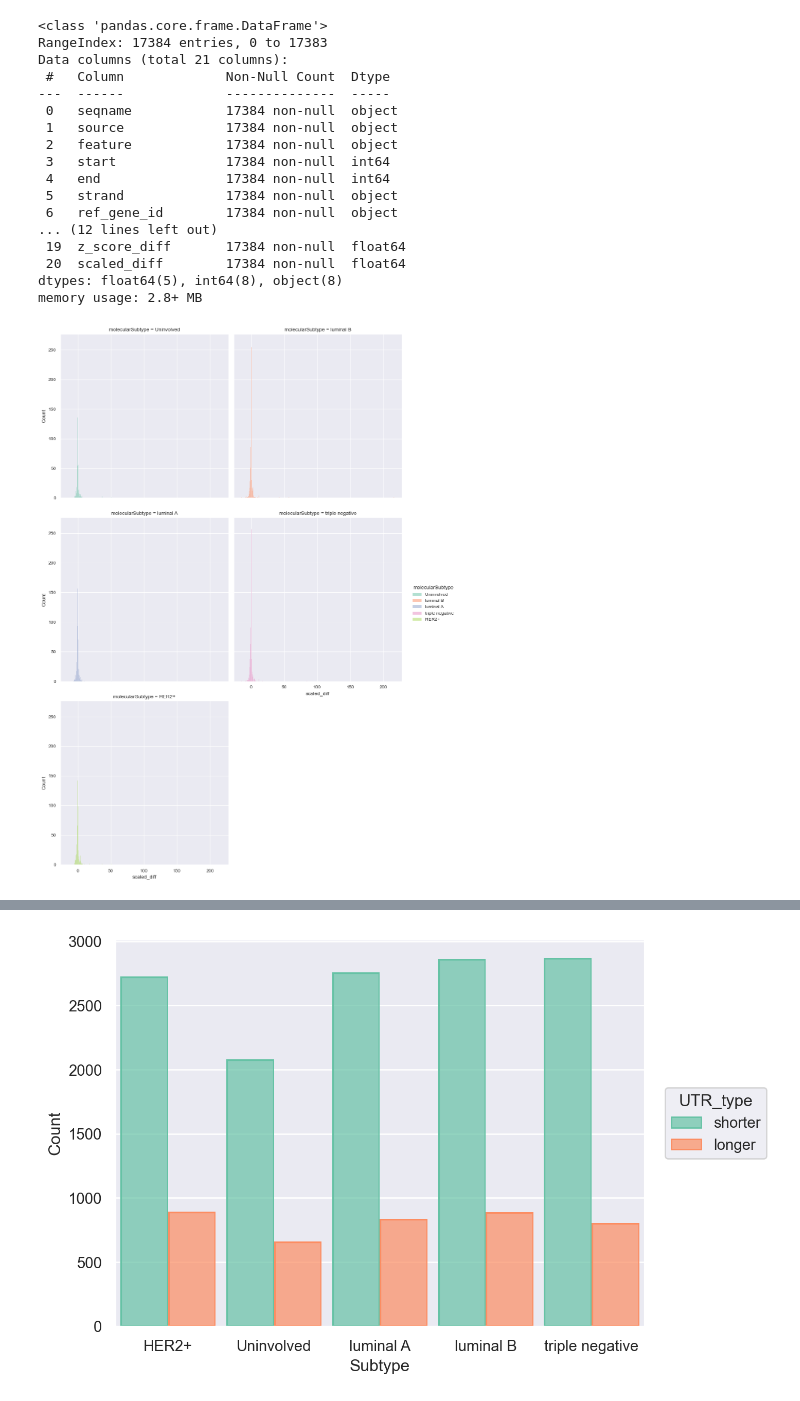
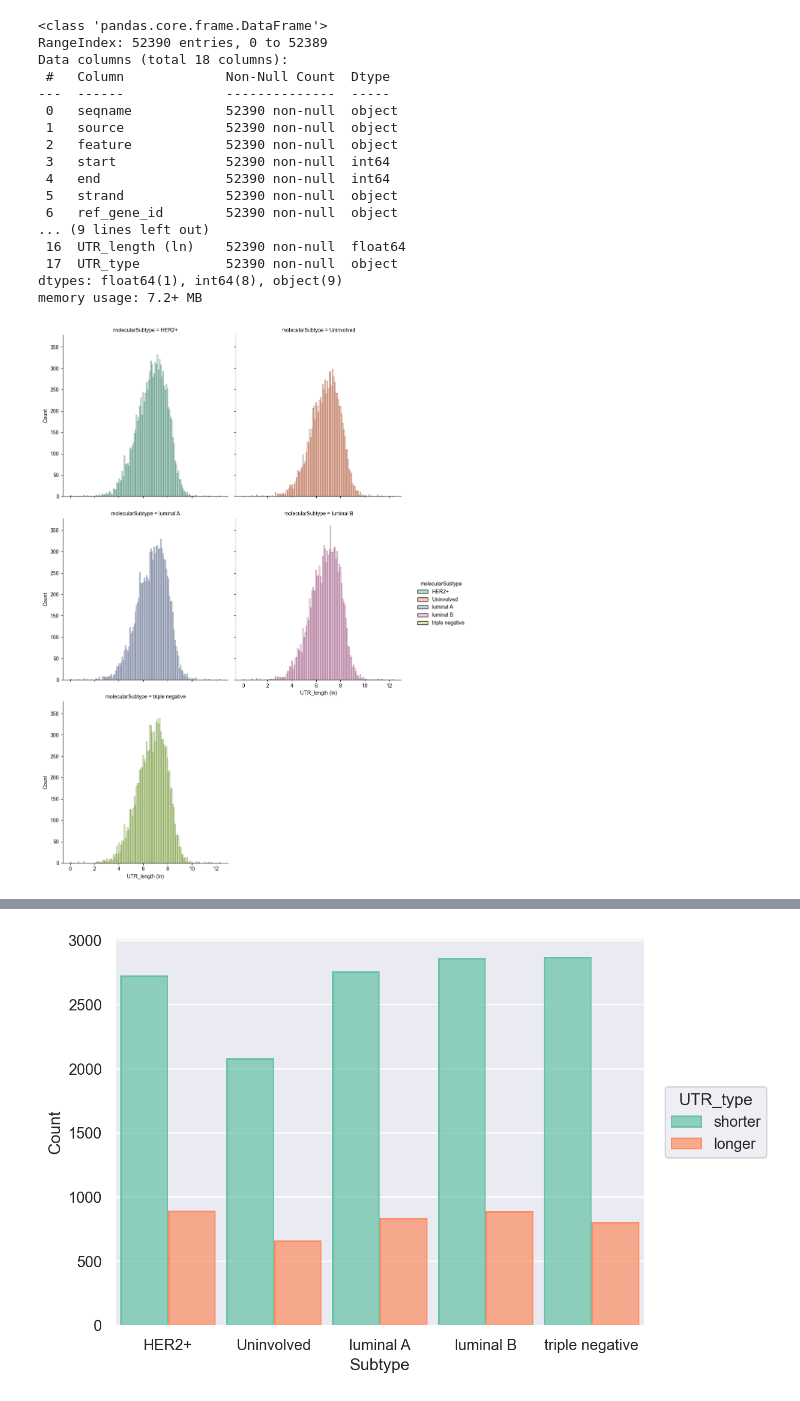
Before and after one commit to dziczek666/DataAnalysisUTR, a Jupyter notebook: visualisation.ipynb, the cells around one changed output, grey strips where cells are left out. Cells and saved outputs as stored; diff of their text form; code cells hidden in the pictures.

```diff
--- a/visualisation.ipynb
+++ b/visualisation.ipynb
@@ -7,41 +7,24 @@ import numpy as np
 from scipy import stats
 from sklearn.preprocessing import RobustScaler
 # %%
-
-df = pd.read_csv('filtered_nosample.csv')
+df = pd.read_csv('../APTARDI/UTR_filename.csv')
 # %%
 df.info()
 # %% [output]
 <class 'pandas.core.frame.DataFrame'>
-RangeIndex: 17384 entries, 0 to 17383
-Data columns (total 21 columns):
+RangeIndex: 52390 entries, 0 to 52389
+Data columns (total 18 columns):
  #   Column             Non-Null Count  Dtype
 ---  ------             --------------  -----
- 0   seqname            17384 non-null  object
- 1   source             17384 non-null  object
- 2   feature            17384 non-null  object
- 3   start              17384 non-null  int64
- 4   end                17384 non-null  int64
- 5   strand             17384 non-null  object
- 6   ref_gene_id        17384 non-null  object
-... (12 lines left out)
- 19  z_score_diff       17384 non-null  float64
- 20  scaled_diff        17384 non-null  float64
-dtypes: float64(5), int64(8), object(8)
-memory usage: 2.8+ MB
+ 0   seqname            52390 non-null  object
+ 1   source             52390 non-null  object
+ 2   feature            52390 non-null  object
+ 3   start              52390 non-null  int64
+ 4   end                52390 non-null  int64
+ 5   strand             52390 non-null  object
+ 6   ref_gene_id        52390 non-null  object
+... (9 lines left out)
+ 16  UTR_length (ln)    52390 non-null  float64
+ 17  UTR_type           52390 non-null  object
+dtypes: float64(1), int64(8), object(9)
+memory usage: 7.2+ MB
-# %%
-# # Add a column indicating positivity/negativity/zero
-# df['UTR_type'] = df['UTR_diff'].apply(lambda x: np.sign(x))
-
-# # Map the sign values to corresponding UTR difference labels
-# df['UTR_type'] = df['UTR_type'].replace({-2: 'shorter', -1:'no change', 0: 'no change', 1: 'longer'})
-
-conditions = [
-    df['UTR_diff'] < -1,   # Values lower than -1
-    df['UTR_diff'].isin([-1, 0]),   # Values -1 or 0
-    df['UTR_diff'] > 0   # Values greater than 0
-]
-
-choices = ['shorter', 'no change', 'longer']
-
-df['UTR_type'] = np.select(conditions, choices, default='unknown')
@@ -63,15 +38,15 @@ import seaborn.objects as so
 # %%
 
 # plt.figure(figsize=())
-g = sns.displot(df, x="scaled_diff", col='molecularSubtype', hue = 'molecularSubtype', col_wrap=2, palette='Set2')
+g = sns.displot(df, x="UTR_length (ln)", col='molecularSubtype', hue = 'molecularSubtype', col_wrap=2, palette='Set2')
 # g = plt.title("Rozkład długości 3'UTR (log) dla podtypów nowotworu piersi")
 g = sns.set_theme()
 g = sns.set_context("paper")
 plt.xlim=50
 
 
 # Set plot title and labels
 
 # plt.savefig("distribution.png")
 # %% [output]
-[figure, old version]
+[figure, new version]
```
Also changed, not shown: parts of 9 cells of this notebook, 3 other files.
